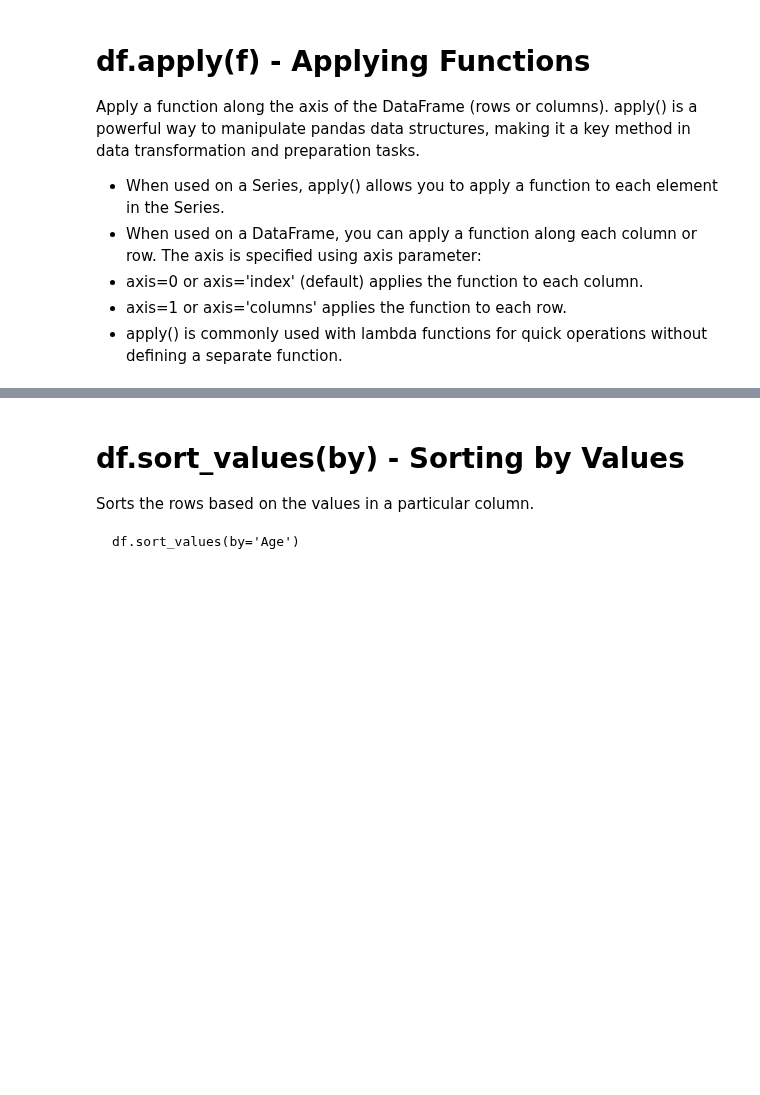
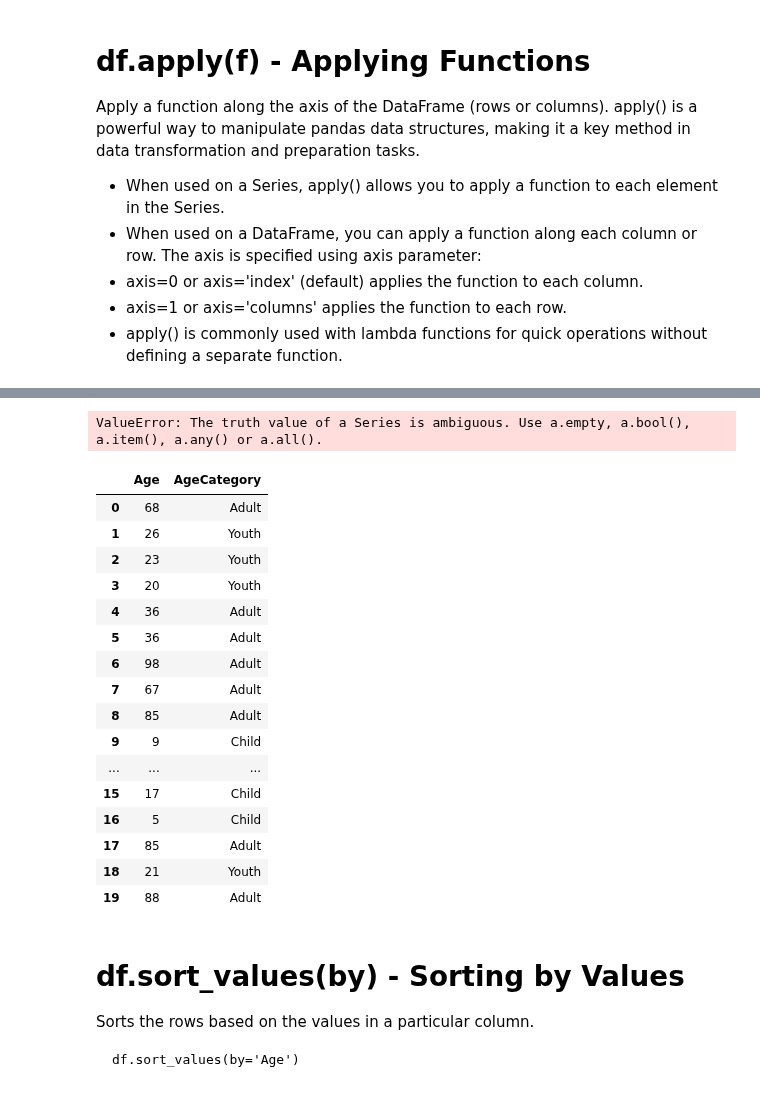
Before and after one commit to anyuanay/INFO212, a Jupyter notebook: INFO212_Week5_Lecture2_Plot_Visualization.ipynb, the cells around one changed output, grey strips where cells are left out. Saved outputs shown, nothing was run; the diff lists cells and outputs as text; code cells hidden in the pictures; blank space fills up the shorter version.

````diff
--- a/INFO212_Week5_Lecture2_Plot_Visualization.ipynb
+++ b/INFO212_Week5_Lecture2_Plot_Visualization.ipynb
@@ -69,3 +108,7 @@ def age_category(age):
 
 df['AgeCategory'] = df['Age'].apply(age_category)
 ```
+# %%
+import numpy as np
+df = pd.DataFrame({'Age': np.random.randint(1, 100, 20)})
+df
@@ -72,3 +133,36 @@ df['AgeCategory'] = df['Age'].apply(age_category)
+# %%
+df.apply(age_category, axis=0)
+# %% [output]
+ValueError: The truth value of a Series is ambiguous. Use a.empty, a.bool(), a.item(), a.any() or a.all().
+# %%
+def age_category(age):
+    if age <= 18:
+        return 'Child'
+    elif age < 30:
+        return 'Youth'
+    else:
+        return 'Adult'
+
+df['AgeCategory'] = df['Age'].apply(age_category)
+df
+# %% [output]
+|  | Age | AgeCategory |
+| 0 | 68 | Adult |
+| 1 | 26 | Youth |
+| 2 | 23 | Youth |
+| 3 | 20 | Youth |
+| 4 | 36 | Adult |
+| 5 | 36 | Adult |
+| 6 | 98 | Adult |
+| 7 | 67 | Adult |
+| 8 | 85 | Adult |
+| 9 | 9 | Child |
+| ... | ... | ... |
+| 15 | 17 | Child |
+| 16 | 5 | Child |
+| 17 | 85 | Adult |
+| 18 | 21 | Youth |
+| 19 | 88 | Adult |
 # %% [markdown]
 # df.sort_values(by) - Sorting by Values
 
````
Also changed, not shown: parts of 18 cells of this notebook.
